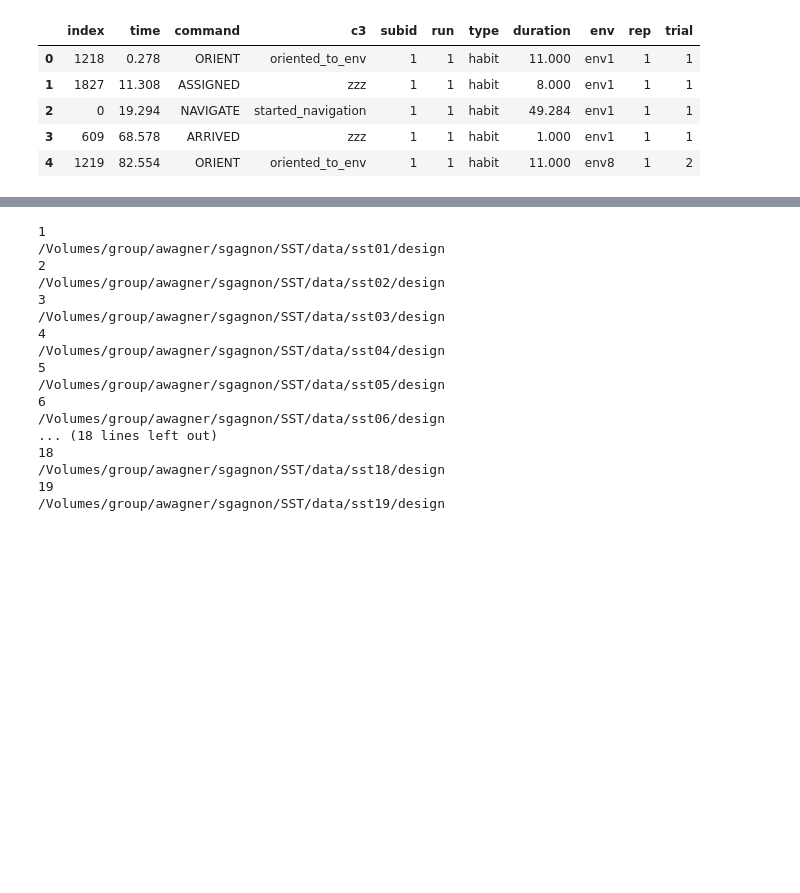
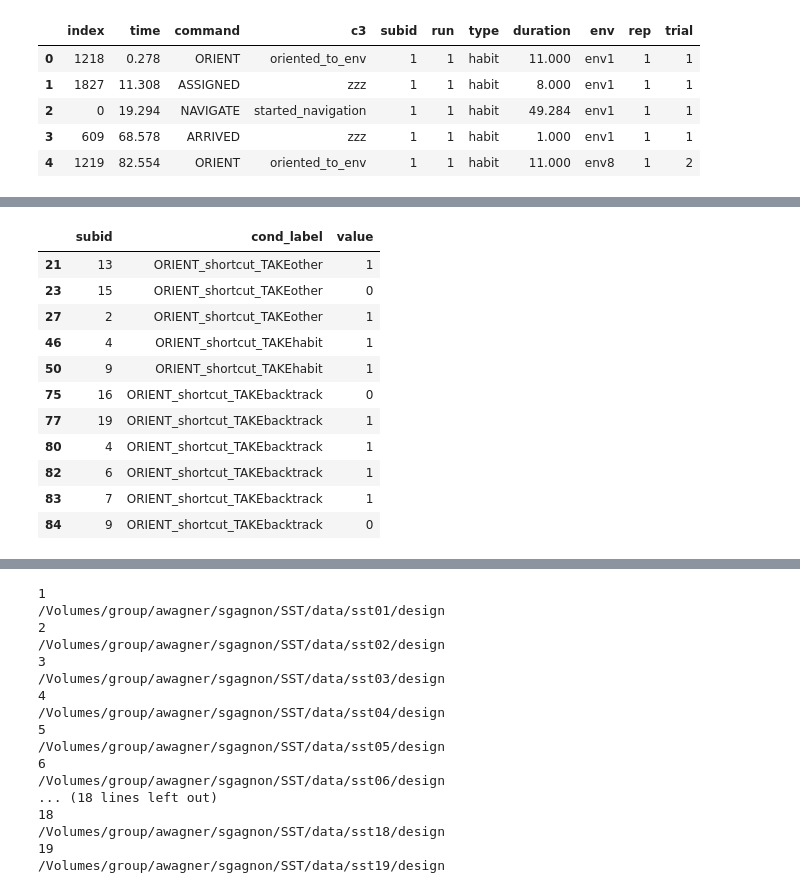
Before and after one commit to thackerybrown/SST, a Jupyter notebook: analysis/SST_behav_navOnsets.ipynb, the cells around one changed output, grey strips where cells are left out. Saved outputs shown, nothing was run; the diff lists cells and outputs as text; code cells hidden in the pictures; blank space fills up the shorter version.

```diff
--- a/analysis/SST_behav_navOnsets.ipynb
+++ b/analysis/SST_behav_navOnsets.ipynb
@@ -591,0 +732,15 @@ dp.head()
+# %%
+dp_o.loc[dp_o.value < 2]
+# %% [output]
+|  | subid | cond_label | value |
+| 21 | 13 | ORIENT_shortcut_TAKEother | 1 |
+| 23 | 15 | ORIENT_shortcut_TAKEother | 0 |
+| 27 | 2 | ORIENT_shortcut_TAKEother | 1 |
+| 46 | 4 | ORIENT_shortcut_TAKEhabit | 1 |
+| 50 | 9 | ORIENT_shortcut_TAKEhabit | 1 |
+| 75 | 16 | ORIENT_shortcut_TAKEbacktrack | 0 |
+| 77 | 19 | ORIENT_shortcut_TAKEbacktrack | 1 |
+| 80 | 4 | ORIENT_shortcut_TAKEbacktrack | 1 |
+| 82 | 6 | ORIENT_shortcut_TAKEbacktrack | 1 |
+| 83 | 7 | ORIENT_shortcut_TAKEbacktrack | 1 |
+| 84 | 9 | ORIENT_shortcut_TAKEbacktrack | 0 |
```
Also changed, not shown: parts of 14 cells of this notebook.
